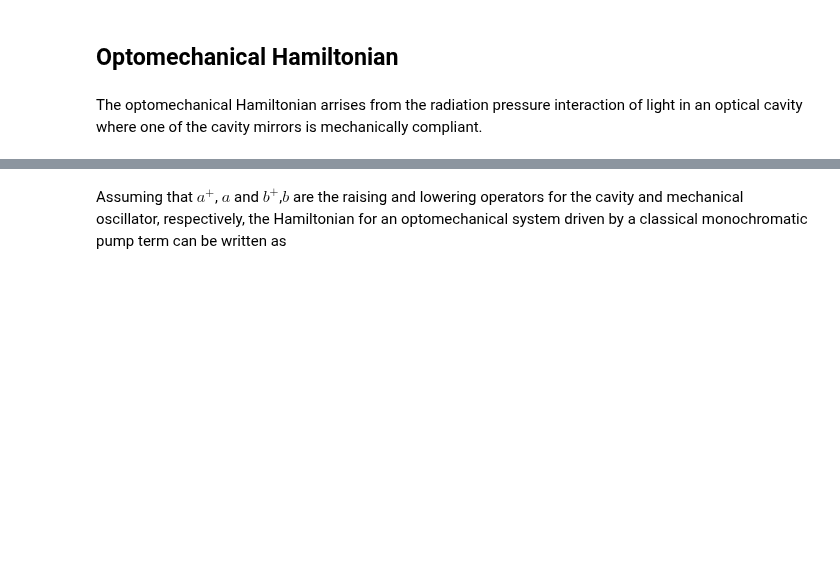
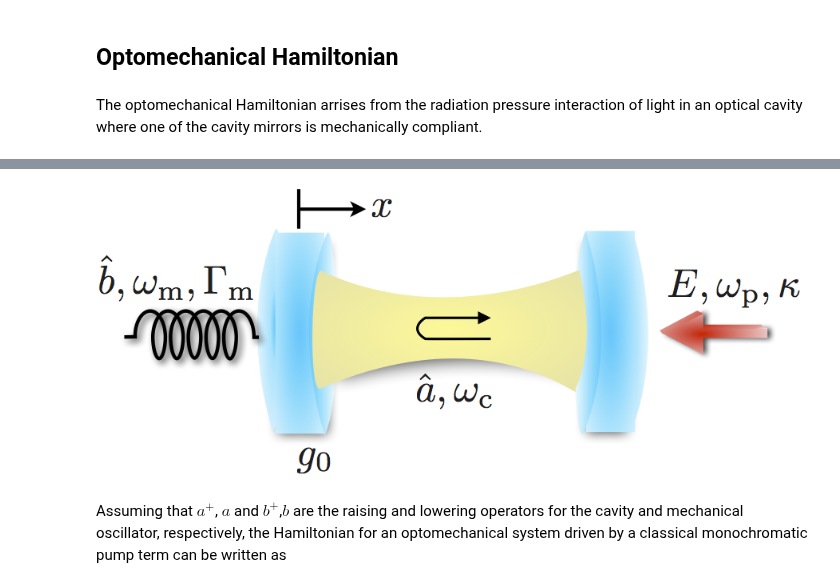
Before and after one commit to qutip/qutip-notebooks, a Jupyter notebook: examples/example-optomechanical-steadystate.ipynb, the cells around one changed output, grey strips where cells are left out. Saved outputs shown, nothing was run; the diff lists cells and outputs as text; code cells hidden in the pictures; blank space fills up the shorter version.

```diff
--- a/examples/example-optomechanical-steadystate.ipynb
+++ b/examples/example-optomechanical-steadystate.ipynb
@@ -19,3 +19,7 @@ The optomechanical Hamiltonian arrises from the radiation pressure interaction o
+# %%
+Image(filename='images/optomechanical_Setup.png',width=500,embed=True)
+# %% [output]
+[figure, added]
 # %% [markdown]
 Assuming that $a^{+}$, $a$ and $b^{+}$,$b$ are the raising and lowering operators for the cavity and mechanical oscillator, respectively, the Hamiltonian for an optomechanical system driven by a classical monochromatic pump term can be written as
 # %% [markdown]
```
Also changed, not shown: parts of 2 cells of this notebook.
